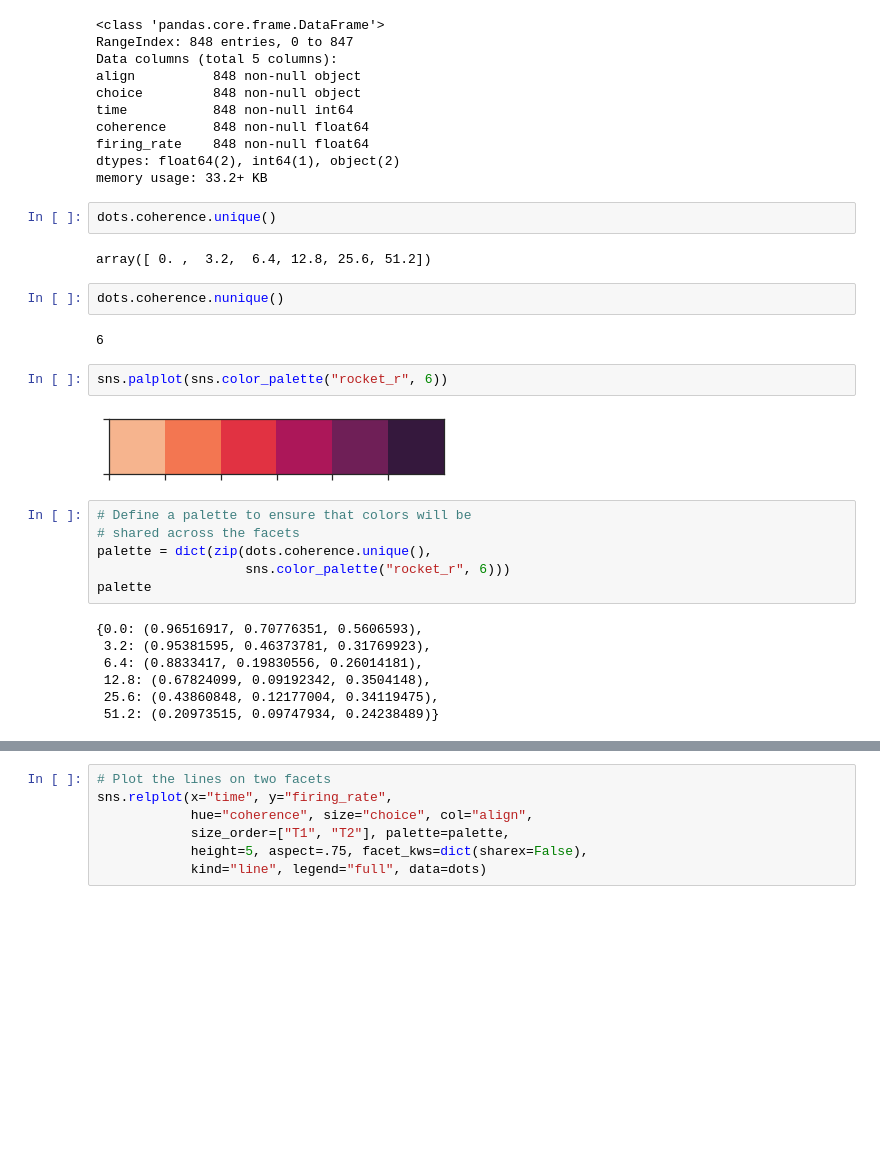
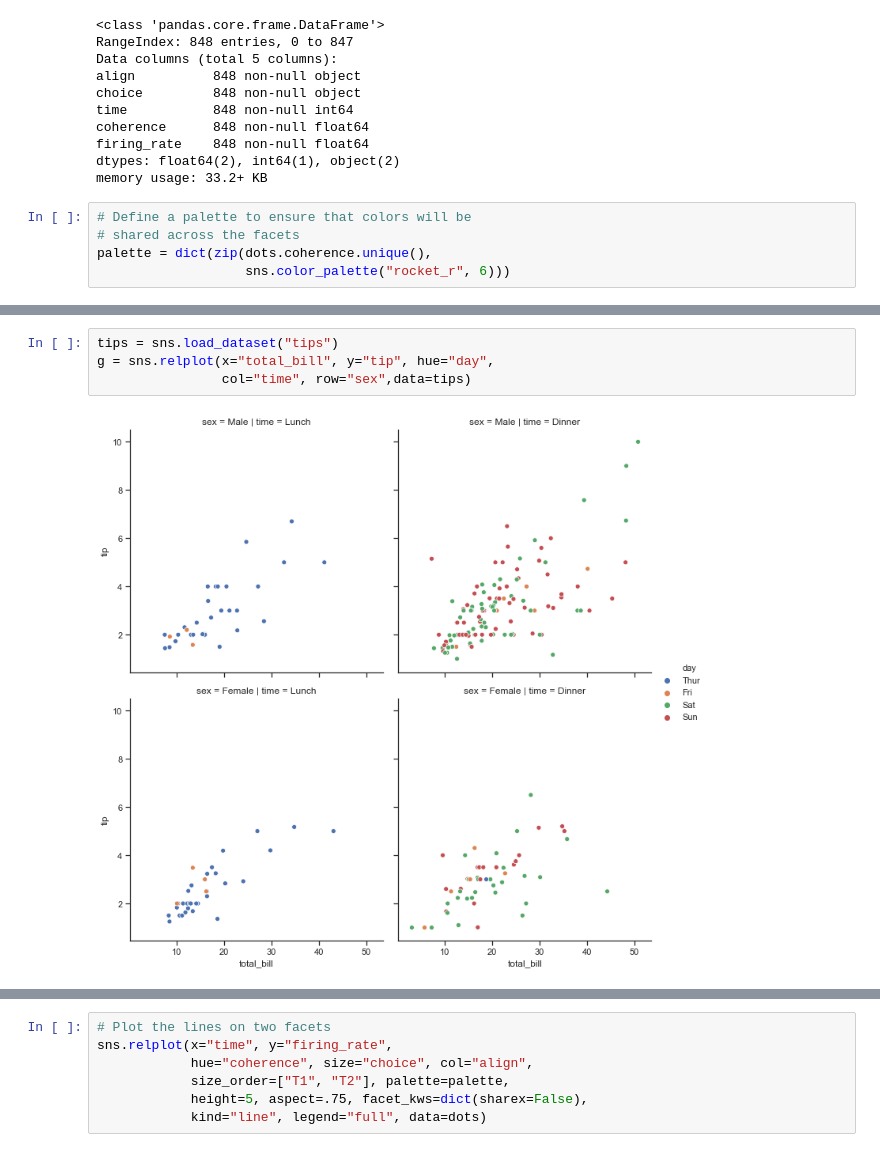
Before and after one commit to corazzon/seaborn-tutorial, a Jupyter notebook: dots_relplot_Line_plots_on_multiple_facets.ipynb, the cells around one changed output, grey strips where cells are left out. Cells and saved outputs as stored; diff of their text form; blank space fills up the shorter version.

Commit message:
add tips dataset

```diff
--- a/dots_relplot_Line_plots_on_multiple_facets.ipynb
+++ b/dots_relplot_Line_plots_on_multiple_facets.ipynb
@@ -32,31 +27,11 @@ coherence      848 non-null float64
 firing_rate    848 non-null float64
 dtypes: float64(2), int64(1), object(2)
 memory usage: 33.2+ KB
-# %%
-dots.coherence.unique()
-# %% [output]
-array([ 0. ,  3.2,  6.4, 12.8, 25.6, 51.2])
-# %%
-dots.coherence.nunique()
-# %% [output]
-6
-# %%
-sns.palplot(sns.color_palette("rocket_r", 6))
-# %% [output]
-[figure, removed]
 # %%
 # Define a palette to ensure that colors will be
 # shared across the facets
 palette = dict(zip(dots.coherence.unique(),
                    sns.color_palette("rocket_r", 6)))
-palette
-# %% [output]
-{0.0: (0.96516917, 0.70776351, 0.5606593),
- 3.2: (0.95381595, 0.46373781, 0.31769923),
- 6.4: (0.8833417, 0.19830556, 0.26014181),
- 12.8: (0.67824099, 0.09192342, 0.3504148),
- 25.6: (0.43860848, 0.12177004, 0.34119475),
- 51.2: (0.20973515, 0.09747934, 0.24238489)}
 # %%
 sns.relplot(x="time", y="firing_rate", data=dots,
             col="align", size="choice", size_order=["T1", "T2"],
@@ -66,3 +41,9 @@ sns.relplot(x="time", y="firing_rate", data=dots,
 # %% [output]
 <seaborn.axisgrid.FacetGrid at 0x...>
 [figure]
+# %%
+tips = sns.load_dataset("tips")
+g = sns.relplot(x="total_bill", y="tip", hue="day",
+                col="time", row="sex",data=tips)
+# %% [output]
+[figure, added]
```
Also changed, not shown: parts of 4 cells of this notebook.
